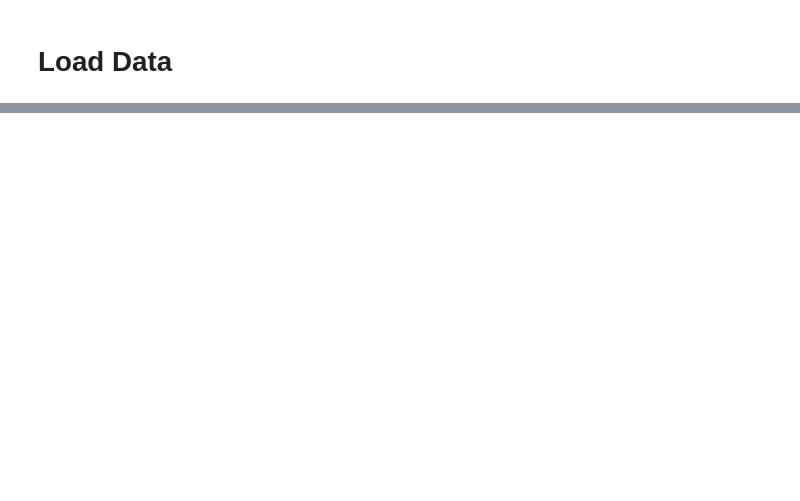
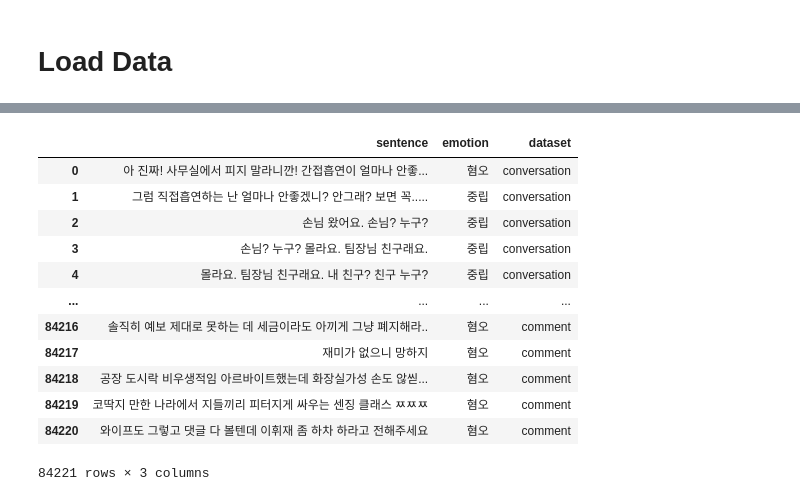
Before and after one commit to pal-ette/iNotePal, a Jupyter notebook: dataset/단발성대화데이터셋.ipynb, the cells around one changed output, grey strips where cells are left out. Saved outputs shown, nothing was run; the diff lists cells and outputs as text; code cells hidden in the pictures; blank space fills up the shorter version.

```diff
--- a/dataset/단발성대화데이터셋.ipynb
+++ b/dataset/단발성대화데이터셋.ipynb
@@ -47,0 +137,14 @@ plt.show()
+# %%
+conv, emo = [], []
+
+for row in df_conti.itertuples():
+
+  if row.Index+1 == len(df_conti) or df_conti['start'][row.Index+1] == 'S':
+    continue
+
+  merge_sentence = row.sentence + ' ' + df_conti['sentence'][row.Index+1]
+  conv.append(merge_sentence)
+  emo.append(df_conti['emotion'][row.Index+1])
+# %%
+df_conti_merged = pd.DataFrame({"sentence":conv, "emotion": emo})
+df_conti_merged
@@ -47,0 +238,20 @@ plt.show()
+# %%
+df_conti_merged['dataset'] = ['conversation']*len(df_conti_merged)
+df_short['dataset'] = ['comment']*len(df_short)
+
+df = pd.concat([df_conti_merged, df_short], ignore_index=True)
+df
+# %% [output]
+|  | sentence | emotion | dataset |
+| 0 | 아 진짜! 사무실에서 피지 말라니깐! 간접흡연이 얼마나 안좋... | 혐오 | conversation |
+| 1 | 그럼 직접흡연하는 난 얼마나 안좋겠니? 안그래? 보면 꼭..... | 중립 | conversation |
+| 2 | 손님 왔어요. 손님? 누구? | 중립 | conversation |
+| 3 | 손님? 누구? 몰라요. 팀장님 친구래요. | 중립 | conversation |
+| 4 | 몰라요. 팀장님 친구래요. 내 친구? 친구 누구? | 중립 | conversation |
+| ... | ... | ... | ... |
+| 84216 | 솔직히 예보 제대로 못하는 데 세금이라도 아끼게 그냥 폐지해라.. | 혐오 | comment |
+| 84217 | 재미가 없으니 망하지 | 혐오 | comment |
+| 84218 | 공장 도시락 비우생적임 아르바이트했는데 화장실가성 손도 않씯... | 혐오 | comment |
+| 84219 | 코딱지 만한 나라에서 지들끼리 피터지게 싸우는 센징 클래스 ㅉㅉㅉ | 혐오 | comment |
+| 84220 | 와이프도 그렇고 댓글 다 볼텐데 이휘재 좀 하차 하라고 전해주세요 | 혐오 | comment |
+84221 rows × 3 columns
```
Also changed, not shown: parts of 66 cells of this notebook.
